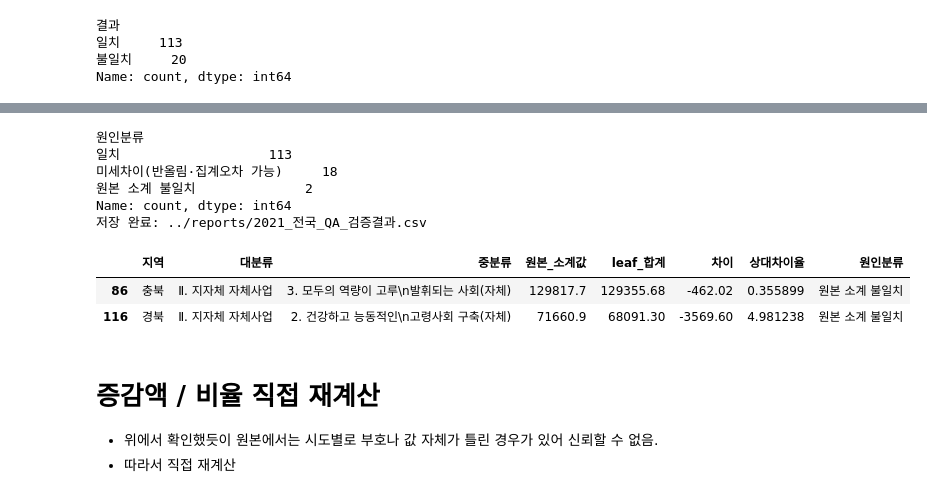
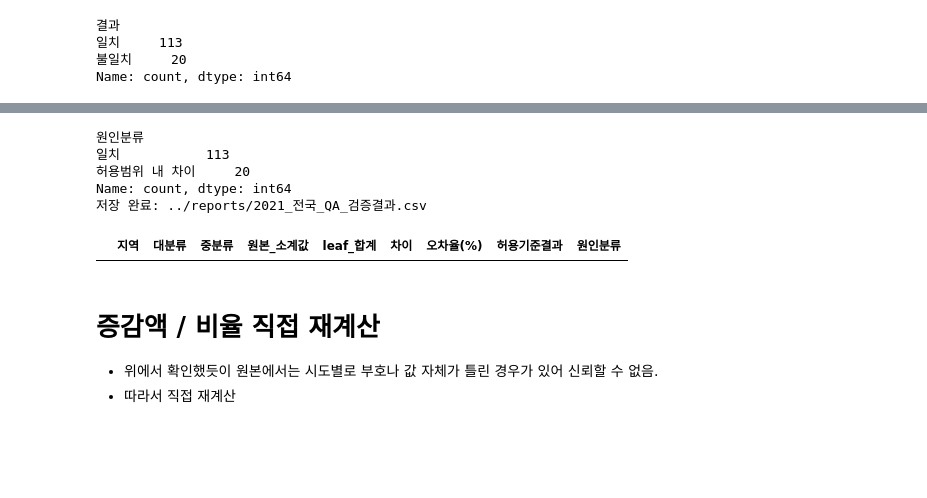
Before and after one commit to JungYeoni/yumocha, a Jupyter notebook: notebooks/20260720_EDA_2021_전국_시도분리정제.ipynb, the cells around one changed output, grey strips where cells are left out. Saved outputs shown, nothing was run; the diff lists cells and outputs as text; code cells hidden in the pictures; blank space fills up the shorter version.

```diff
--- a/notebooks/20260720_EDA_2021_전국_시도분리정제.ipynb
+++ b/notebooks/20260720_EDA_2021_전국_시도분리정제.ipynb
@@ -634,32 +563,19 @@ qa.head()
 # %%
-# QA 결과 확정 및 원인 분류
-qa["차이"] = qa["leaf_합계"] - qa["원본_소계값"]
+# 공통 QA 결과를 보고서용 분류로 요약한다.
 qa["절대차이"] = qa["차이"].abs()
 
-qa["상대차이율"] = np.where(
-    qa["원본_소계값"].abs() > 0,
-    qa["절대차이"] / qa["원본_소계값"].abs() * 100,
-    np.nan,
-)
-
-# 정확한 일치 여부
-qa["결과"] = np.where(
-    qa["절대차이"] <= 0.01,
-    "일치",
-    "불일치",
-)
-
-# 불일치 중 반올림 수준인지, 별도 확인이 필요한지 구분
 qa["원인분류"] = np.select(
     [
-        qa["절대차이"] <= 0.01,
-        qa["상대차이율"] <= 0.1,
+        qa["결과"].eq("일치"),
+        qa["허용기준결과"].eq("허용"),
+        qa["허용기준결과"].eq("초과"),
     ],
     [
         "일치",
-        "미세차이(반올림·집계오차 가능)",
+        "허용범위 내 차이",
+        "허용범위 초과",
     ],
-    default="원본 소계 불일치",
+    default="판정불가",
 )
 
 qa.to_csv(
@@ -672,31 +588,29 @@ print(qa["원인분류"].value_counts())
 print("저장 완료:", REPORTS_DIR / f"{YEAR}_전국_QA_검증결과.csv")
 # %% [output]
 원인분류
-일치                   113
-미세차이(반올림·집계오차 가능)     18
-원본 소계 불일치              2
+일치           113
+허용범위 내 차이     20
 Name: count, dtype: int64
 저장 완료: ../reports/2021_전국_QA_검증결과.csv
 # %%
 display(
     qa.loc[
-        qa["원인분류"] == "원본 소계 불일치",
+        qa["허용기준결과"].ne("허용"),
         [
             "지역",
             "대분류",
             "중분류",
             "원본_소계값",
             "leaf_합계",
             "차이",
-            "상대차이율",
+            "오차율(%)",
+            "허용기준결과",
             "원인분류",
         ],
     ]
 )
 # %% [output]
-|  | 지역 | 대분류 | 중분류 | 원본_소계값 | leaf_합계 | 차이 | 상대차이율 | 원인분류 |
-| 86 | 충북 | Ⅱ. 지자체 자체사업 | 3. 모두의 역량이 고루\n발휘되는 사회(자체) | 129817.7 | 129355.68 | -462.02 | 0.355899 | 원본 소계 불일치 |
-| 116 | 경북 | Ⅱ. 지자체 자체사업 | 2. 건강하고 능동적인\n고령사회 구축(자체) | 71660.9 | 68091.30 | -3569.60 | 4.981238 | 원본 소계 불일치 |
+|  | 지역 | 대분류 | 중분류 | 원본_소계값 | leaf_합계 | 차이 | 오차율(%) | 허용기준결과 | 원인분류 |
 # %% [markdown]
 # 증감액 / 비율 직접 재계산
 
```
Also changed, not shown: parts of 4 cells of this notebook, 6 other files.
